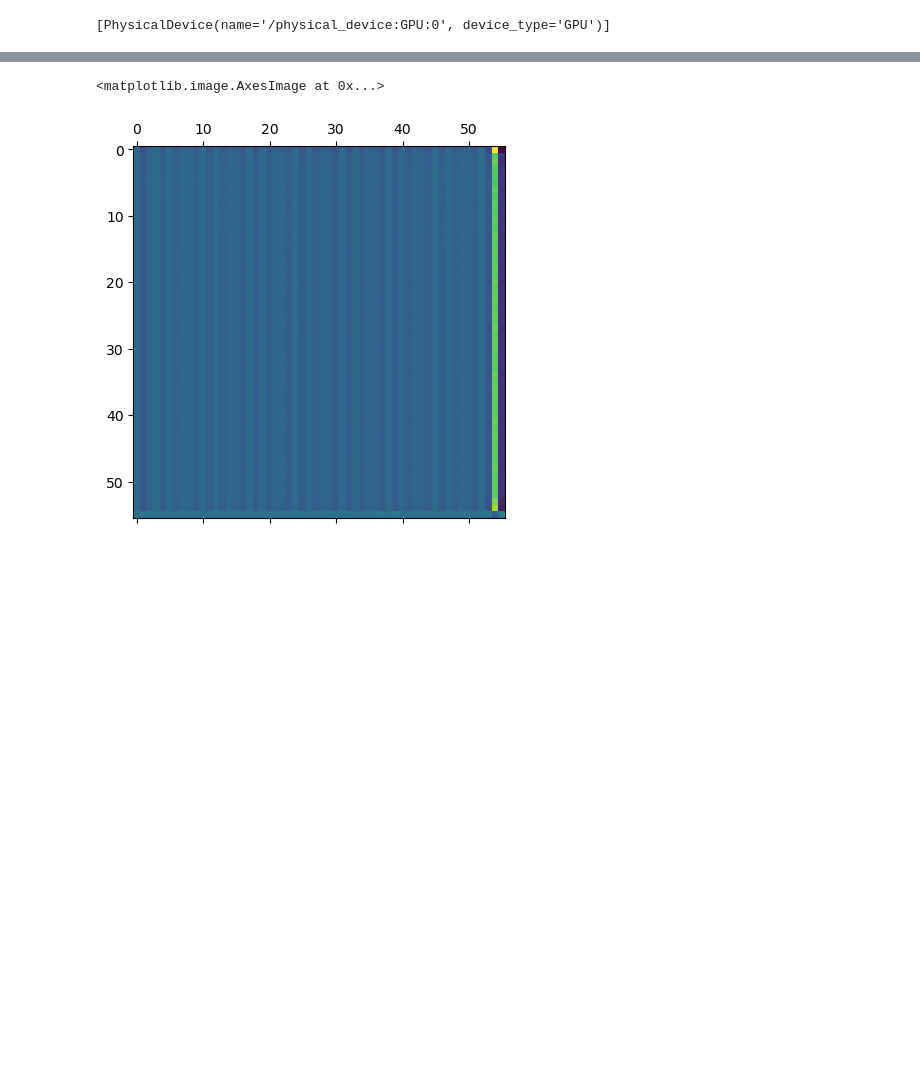
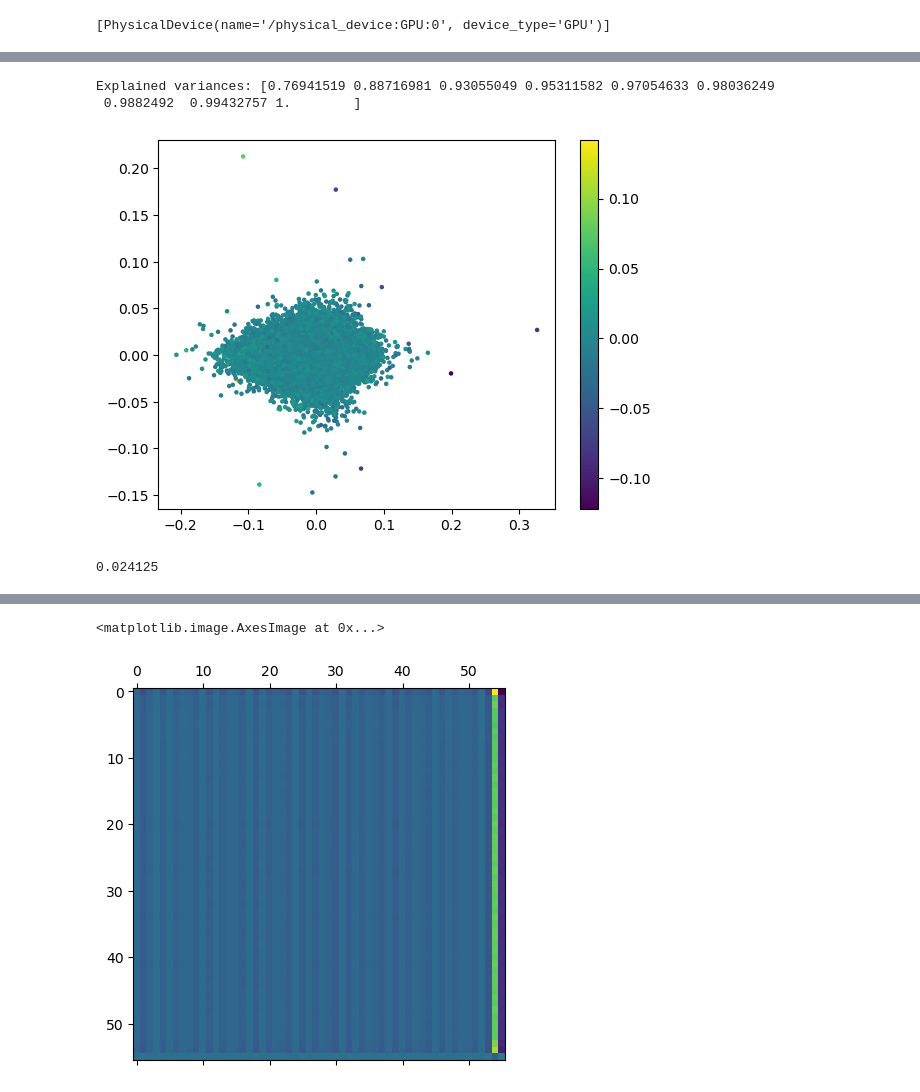
Before and after one commit to michaelpoluektov/tf-hybrid-pruning, a Jupyter notebook: cifar/Test.ipynb, the cells around one changed output, grey strips where cells are left out. Saved outputs shown, nothing was run; the diff lists cells and outputs as text; code cells hidden in the pictures; blank space fills up the shorter version.

```diff
--- a/cifar/Test.ipynb
+++ b/cifar/Test.ipynb
@@ -145,0 +293,18 @@ array([ 1.5829111e-09, -1.9272978e-10,  1.4708530e-10, -3.3394246e-11,
+# %%
+from sklearn.decomposition import PCA
+
+num = 19
+ws = base_model.layers[biasl[-2]].kernel.numpy().reshape(9, 512 * 512)
+pca = PCA(n_components=9)
+X_pca = pca.fit_transform(ws.T)
+fig, ax = plt.subplots()
+scatter = ax.scatter(
+    X_pca[:, 0], X_pca[:, 1], c=X_pca[:, 2], alpha=1, s=0.0000005 * 10000000
+)
+ax.scatter(X_pca[num::512, 0], X_pca[num::512, 1], c="r", alpha=0.01, s=0.003)
+cbar = plt.colorbar(scatter)
+print("Explained variances:", np.cumsum(pca.explained_variance_ratio_))
+# %% [output]
+Explained variances: [0.76941519 0.88716981 0.93055049 0.95311582 0.97054633 0.98036249
+ 0.9882492  0.99432757 1.        ]
+[figure, added]
@@ -145,0 +325,4 @@ array([ 1.5829111e-09, -1.9272978e-10,  1.4708530e-10, -3.3394246e-11,
+# %%
+max(min(a) for a in rat)
+# %% [output]
+0.024125
```
Also changed, not shown: parts of 44 cells of this notebook, 3 other files.
